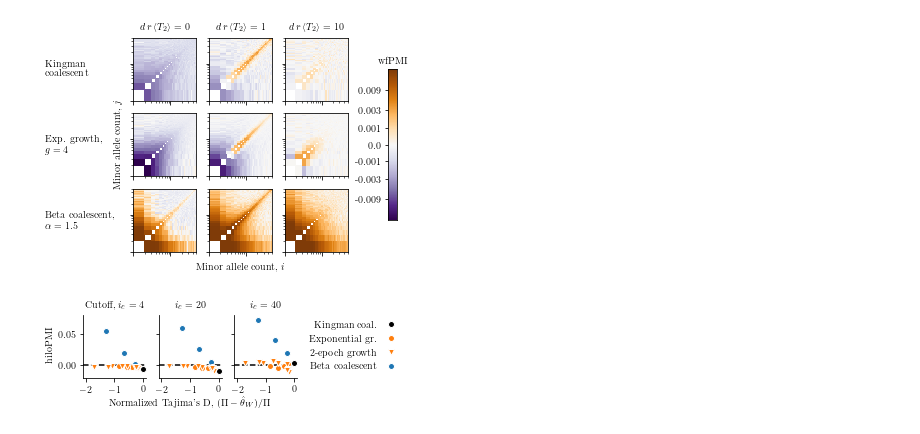
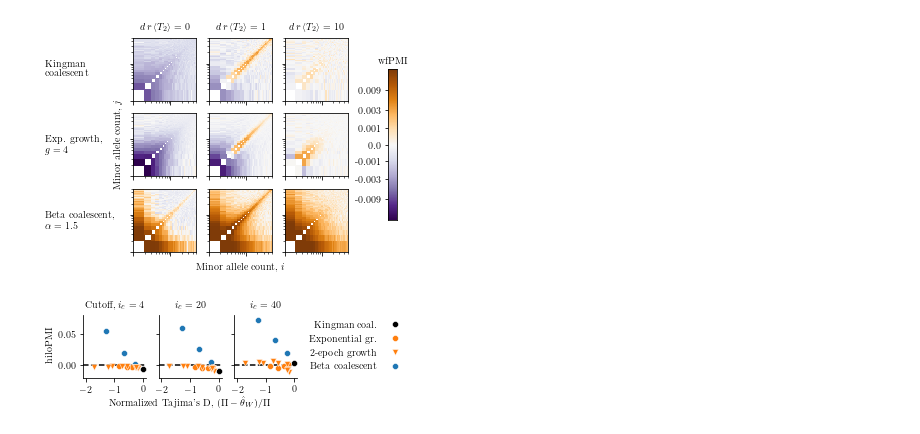
Before and after one commit to dp-rice/multiplemergers, a Jupyter notebook: notebooks/figures_18-10-08.ipynb, the cells around one changed output. Saved outputs shown, nothing was run; the diff lists cells and outputs as text; code cells hidden in the pictures.

```diff
--- a/notebooks/figures_18-10-08.ipynb
+++ b/notebooks/figures_18-10-08.ipynb
@@ -76,6 +76,7 @@ def wpmi_colorbar(ax, scale, vm, cmap):
 # Configuration
 # %%
 single_col_width = 3.5
+mew = 0.5
 # mpl.rcParams['lines.linewidth'] = 2
 mpl.rcParams['font.size'] = 10
 mpl.rcParams['axes.titlesize'] = 10
@@ -278,15 +279,15 @@ fig = plt.figure(figsize=(single_col_width, 0.8*single_col_width))
 ax = fig.add_axes([0.2, 0.2, 0.75, 0.75])
 
 ax.plot(tajimasD(n_theory, eta_kingman), lohi_pmi(eta_kingman, eta2_kingman, cutoff=cutoff), 'o', c='k',
-        label='Kingman coalescent', mec='w')
+        label='Kingman coalescent', mec='w', mew=mew)
 
 for i, st in enumerate(stats_exp):
-    l = ax.plot(tajimasD(n_theory, st[0]), lohi_pmi(*st, cutoff=cutoff), 'o', c='C1', mec='w')
+    l = ax.plot(tajimasD(n_theory, st[0]), lohi_pmi(*st, cutoff=cutoff), 'o', c='C1', mec='w', mew=mew)
     if i == 0:
         l[0].set_label('Exponential growth')
 
 for i, st in enumerate(stats_beta):
-    l = ax.plot(tajimasD(n_theory, st[0]), lohi_pmi(*st, cutoff=cutoff), 'o', c='C0', mec='w')
+    l = ax.plot(tajimasD(n_theory, st[0]), lohi_pmi(*st, cutoff=cutoff), 'o', c='C0', mec='w', mew=mew)
     if i == 0:
         l[0].set_label("Beta coalescent")
 
@@ -303,25 +304,26 @@ fig.savefig('../manuscript/figures/hilopmi_vs_tajimasD_no_recombination.pdf')
 # %%
 def plot_sd(ax, sd, sd2, *args, **kwargs):
     return ax.plot(sd[0]/sd[1], np.log2(sd2[0,1] / (sd[1]*sd[0])), *args, **kwargs)
+
 
 fig = plt.figure(figsize=(single_col_width, 0.8*single_col_width))
 ax = fig.add_axes([0.2, 0.2, 0.75, 0.75])
 
 # fig = plt.figure(figsize=(6,4))
 # ax = fig.add_subplot(111)
-plot_sd(ax, sd_kingman, sd2_kingman, 'o', c='k', label='Kingman coal.', mec='w')
+plot_sd(ax, sd_kingman, sd2_kingman, 'o', c='k', label='Kingman coal.', mec='w', mew=mew)
 
 for i, (sd, sd2) in enumerate(sd_exp):
-    l = plot_sd(ax, sd, sd2, 'o', c='C1', mec='w')
+    l = plot_sd(ax, sd, sd2, 'o', c='C1', mec='w', mew=mew)
     if i == 0:
         l[0].set_label("Exponential gr.")
 for i, (sd, sd2) in enumerate(sd_2ep):
-    l = plot_sd(ax, sd, sd2, 'v', c='C1', mec='w')
+    l = plot_sd(ax, sd, sd2, 'v', c='C1', mec='w', mew=mew)
     if i == 0:
         l[0].set_label("2-epoch growth")
 
 for i, (sd, sd2) in enumerate(sd_beta):
-    l = plot_sd(ax, sd, sd2, 'o', c='C0', mec='w')
+    l = plot_sd(ax, sd, sd2, 'o', c='C0', mec='w', mew=mew)
     if i == 0:
         l[0].set_label("Beta coalescent")
 
@@ -476,50 +478,50 @@ for i_a, alpha in enumerate(a_list):
         col = 'C0'
     rl = r_list_beta
     files = [prefix + 'a-{}_r-{}.txt'.format(alpha, r) for r in rl]
-    plot_lohi_vs_td(axes, rl, files, cutoffs, n_sim, color=col, marker='o', ms=ms, mec='w')
+    plot_lohi_vs_td(axes, rl, files, cutoffs, n_sim, color=col, marker='o', ms=ms, mec='w', mew=mew)
 
 for g in g_list:
     rl = r_list_exp
     files = [prefix + 'g-{}_r-{}.txt'.format(g, r) for r in rl]
-    plot_lohi_vs_td(axes, rl, files, cutoffs, n_sim, color='C1', marker='o', ms=ms, mec='w')
+    plot_lohi_vs_td(axes, rl, files, cutoffs, n_sim, color='C1', marker='o', ms=ms, mec='w', mew=mew)
 
 for t in t_list:
     for s in s_list:
         rl = r_list
         files = [prefix + 'T-{}_S-{}_r-{}.txt'.format(t,s,r) for r in rl]
-        plot_lohi_vs_td(axes, rl, files, cutoffs, n_sim, color='C1', marker='v', ms=ms, mec='w')
+        plot_lohi_vs_td(axes, rl, files, cutoffs, n_sim, color='C1', marker='v', ms=ms, mec='w', mew=mew)
 
 for i_ax, ax in enumerate(axes):
     xlims = [-2.1,0.1]
     ax.set_xticks([-2,-1,0])
     ax.hlines(0, xlims[0], xlims[1], linestyle='dashed', color='k')
     ax.set_xlim(xlims)
     ax.set_ylim([-0.02,0.08])
     if i_ax == 0:
         ax.set_title('Cutoff, $i_c = {}$'.format(cutoffs[i_ax]))
     else:
         ax.set_title('$i_c = {}$'.format(cutoffs[i_ax]))
     if i_ax == 0:
         ax.set_ylabel('hiloPMI')
     else:
         ax.set_yticklabels([])
     ax.spines['right'].set_visible(False)
     ax.spines['top'].set_visible(False)
 axes[1].set_xlabel(r"Normalized Tajima's D, $(\Pi - \hat{\theta}_W) / \Pi$")
 
 legend_axes = fig.add_axes([x_panel+ 3*panel_width + 2.25*panel_xbuffer, panel_bottom, panel_width, panel_height])
-legend_axes.plot([],[], 'ok', label='Kingman coal.', ms=ms, mec='w')
-legend_axes.plot([],[], 'C1o', label='Exponential gr.', ms=ms, mec='w')
-legend_axes.plot([],[], 'C1v', label='2-epoch growth', ms=ms, mec='w')
-legend_axes.plot([],[], 'C0o', label='Beta coalescent', ms=ms, mec='w')
+legend_axes.plot([],[], 'ok', label='Kingman coal.', ms=ms, mec='w', mew=mew)
+legend_axes.plot([],[], 'C1o', label='Exponential gr.', ms=ms, mec='w', mew=mew)
+legend_axes.plot([],[], 'C1v', label='2-epoch growth', ms=ms, mec='w', mew=mew)
+legend_axes.plot([],[], 'C0o', label='Beta coalescent', ms=ms, mec='w', mew=mew)
 legend_axes.legend(loc='center left', frameon=False, markerfirst=False)
 legend_axes.set_xticks([])
 legend_axes.set_yticks([])
 legend_axes.spines['right'].set_visible(False)
 legend_axes.spines['top'].set_visible(False)
 legend_axes.spines['left'].set_visible(False)
 legend_axes.spines['bottom'].set_visible(False)
 
 fig.savefig('../manuscript/figures/hilopmi_vs_tajimasD_recombination.pdf')
 # %% [output]
-[figure, old version]
+[figure, new version]
```
Also changed, not shown: parts of 1 cell of this notebook, 5 other files.
